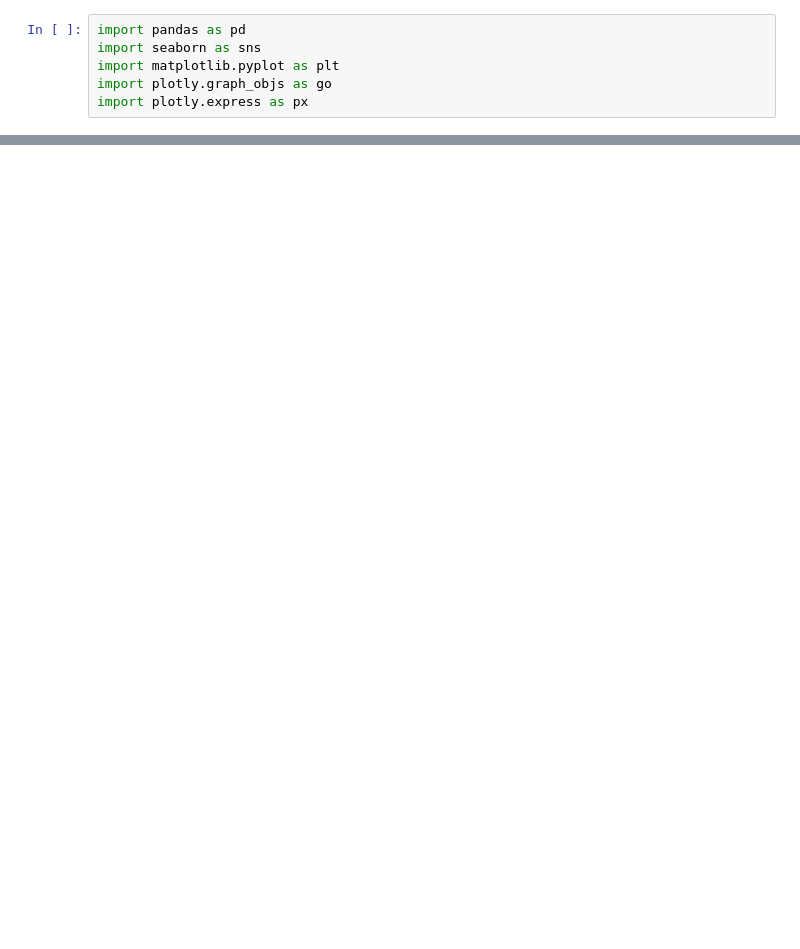
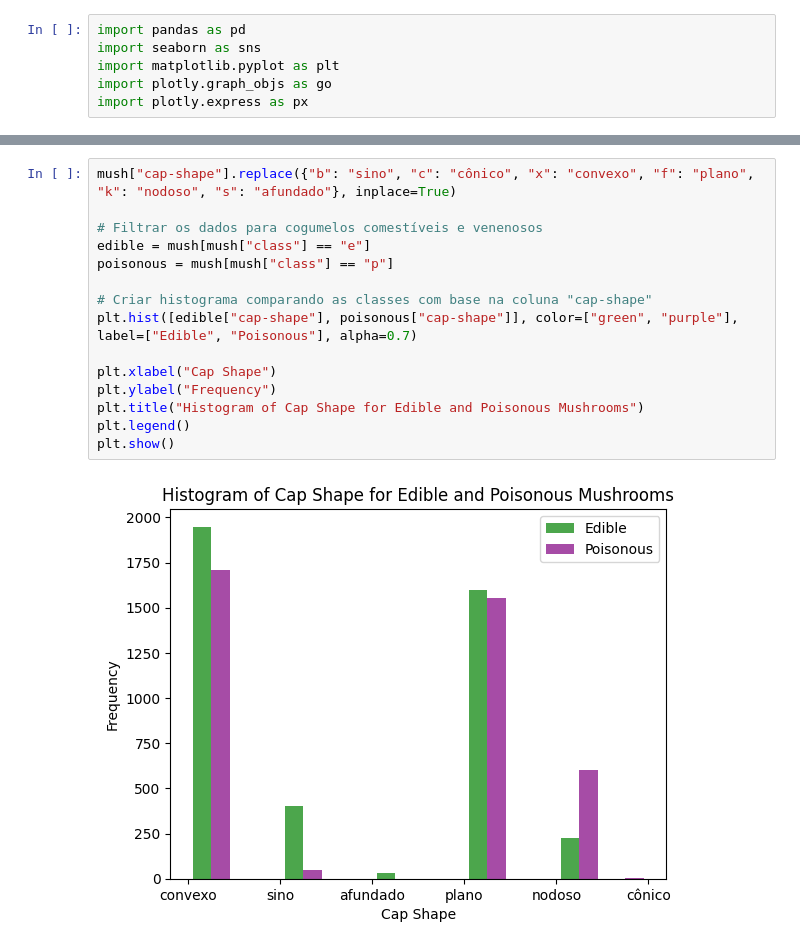
Before and after one commit to Gus-1003/DataScience, a Jupyter notebook: Análise_Dataset_Cogumelos/Cogumelos.ipynb, the cells around one changed output, grey strips where cells are left out. Saved outputs shown, nothing was run; the diff lists cells and outputs as text; blank space fills up the shorter version.

```diff
--- a/Análise_Dataset_Cogumelos/Cogumelos.ipynb
+++ b/Análise_Dataset_Cogumelos/Cogumelos.ipynb
@@ -93,0 +305,17 @@ plot_col(col='odor', color=color_dict.keys(), labels=labels)
+# %%
+mush["cap-shape"].replace({"b": "sino", "c": "cônico", "x": "convexo", "f": "plano", "k": "nodoso", "s": "afundado"}, inplace=True)
+
+# Filtrar os dados para cogumelos comestíveis e venenosos
+edible = mush[mush["class"] == "e"]
+poisonous = mush[mush["class"] == "p"]
+
+# Criar histograma comparando as classes com base na coluna "cap-shape"
+plt.hist([edible["cap-shape"], poisonous["cap-shape"]], color=["green", "purple"], label=["Edible", "Poisonous"], alpha=0.7)
+
+plt.xlabel("Cap Shape")
+plt.ylabel("Frequency")
+plt.title("Histogram of Cap Shape for Edible and Poisonous Mushrooms")
+plt.legend()
+plt.show()
+# %% [output]
+[figure, added]
```
Also changed, not shown: parts of 58 cells of this notebook.
